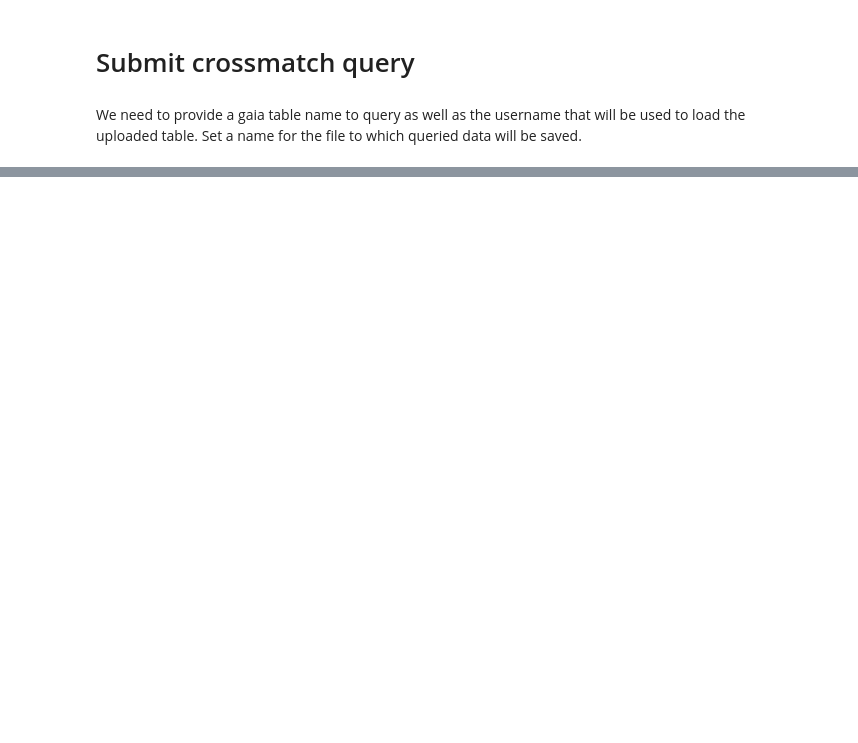
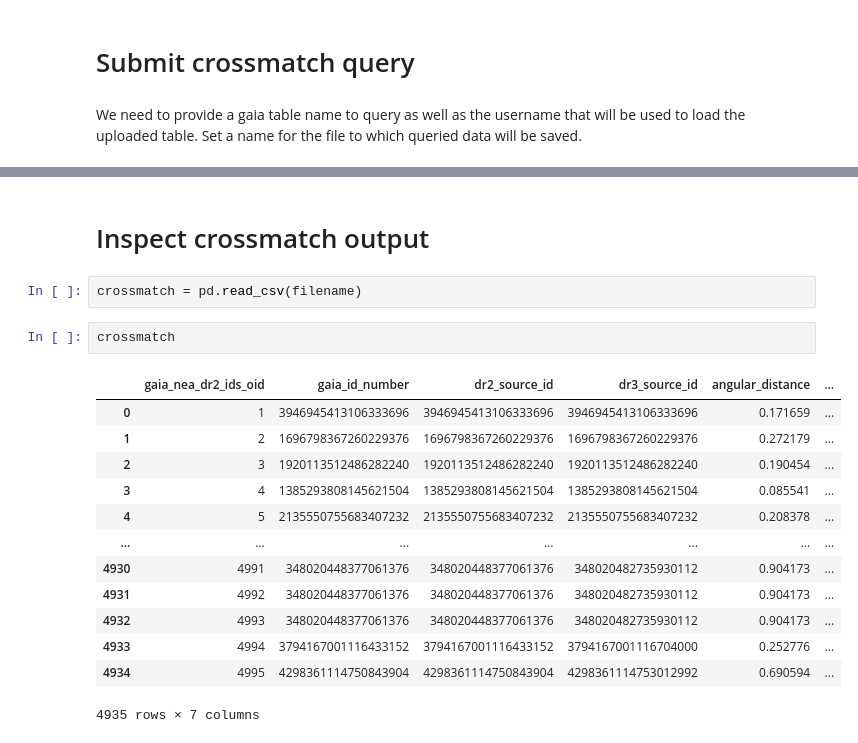
Before and after one commit to snlongmore/SEPHI-MM, a Jupyter notebook: dr2_dr3_match/gaia_dr2_dr3_crossmatch_snl.ipynb, the cells around one changed output, grey strips where cells are left out. Saved outputs shown, nothing was run; the diff lists cells and outputs as text; blank space fills up the shorter version.

```diff
--- a/dr2_dr3_match/gaia_dr2_dr3_crossmatch_snl.ipynb
+++ b/dr2_dr3_match/gaia_dr2_dr3_crossmatch_snl.ipynb
@@ -109,0 +128,20 @@ null
+# %% [markdown]
+# Inspect crossmatch output
+# %%
+crossmatch = pd.read_csv(filename)
+# %%
+crossmatch
+# %% [output]
+|  | gaia_nea_dr2_ids_oid | gaia_id_number | dr2_source_id | dr3_source_id | angular_distance | ... |
+| 0 | 1 | 3946945413106333696 | 3946945413106333696 | 3946945413106333696 | 0.171659 | ... |
+| 1 | 2 | 1696798367260229376 | 1696798367260229376 | 1696798367260229376 | 0.272179 | ... |
+| 2 | 3 | 1920113512486282240 | 1920113512486282240 | 1920113512486282240 | 0.190454 | ... |
+| 3 | 4 | 1385293808145621504 | 1385293808145621504 | 1385293808145621504 | 0.085541 | ... |
+| 4 | 5 | 2135550755683407232 | 2135550755683407232 | 2135550755683407232 | 0.208378 | ... |
+| ... | ... | ... | ... | ... | ... | ... |
+| 4930 | 4991 | 348020448377061376 | 348020448377061376 | 348020482735930112 | 0.904173 | ... |
+| 4931 | 4992 | 348020448377061376 | 348020448377061376 | 348020482735930112 | 0.904173 | ... |
+| 4932 | 4993 | 348020448377061376 | 348020448377061376 | 348020482735930112 | 0.904173 | ... |
+| 4933 | 4994 | 3794167001116433152 | 3794167001116433152 | 3794167001116704000 | 0.252776 | ... |
+| 4934 | 4995 | 4298361114750843904 | 4298361114750843904 | 4298361114753012992 | 0.690594 | ... |
+4935 rows × 7 columns
```
Also changed, not shown: parts of 12 cells of this notebook.
